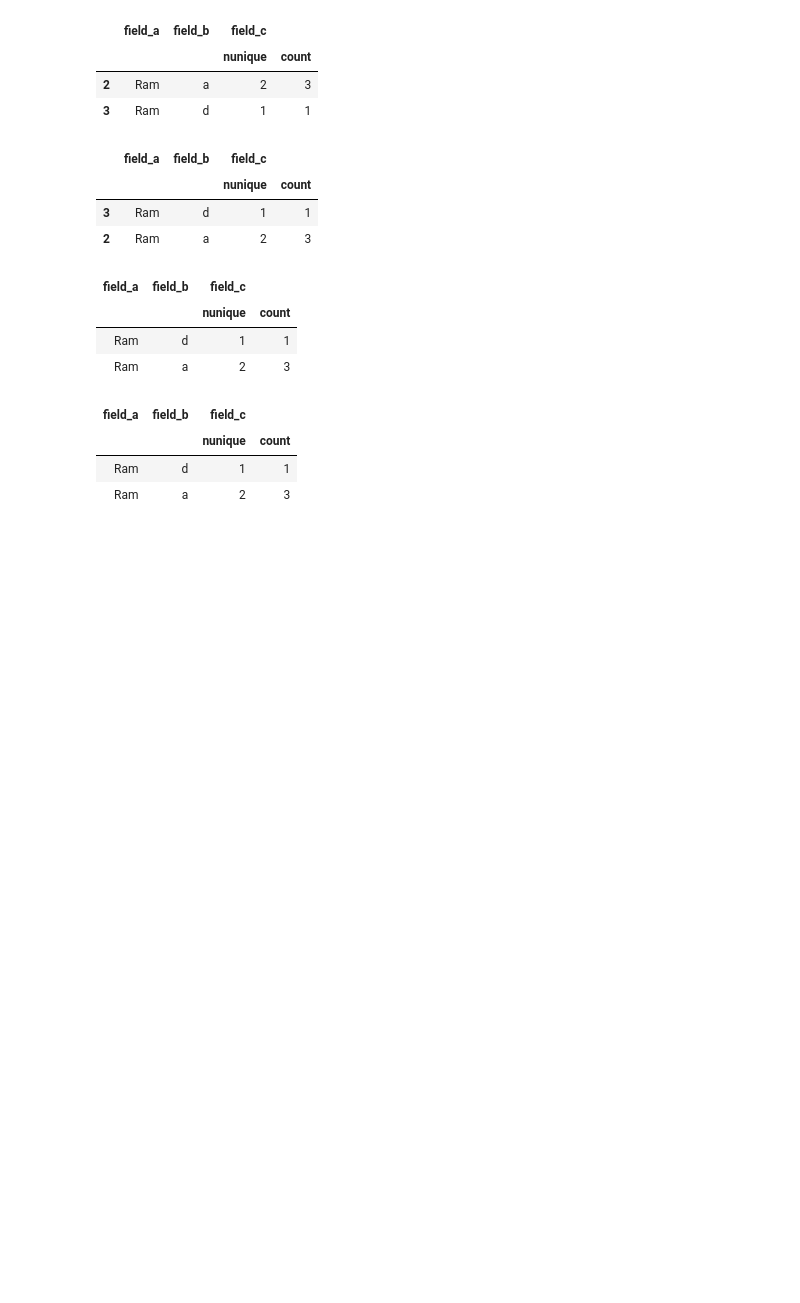
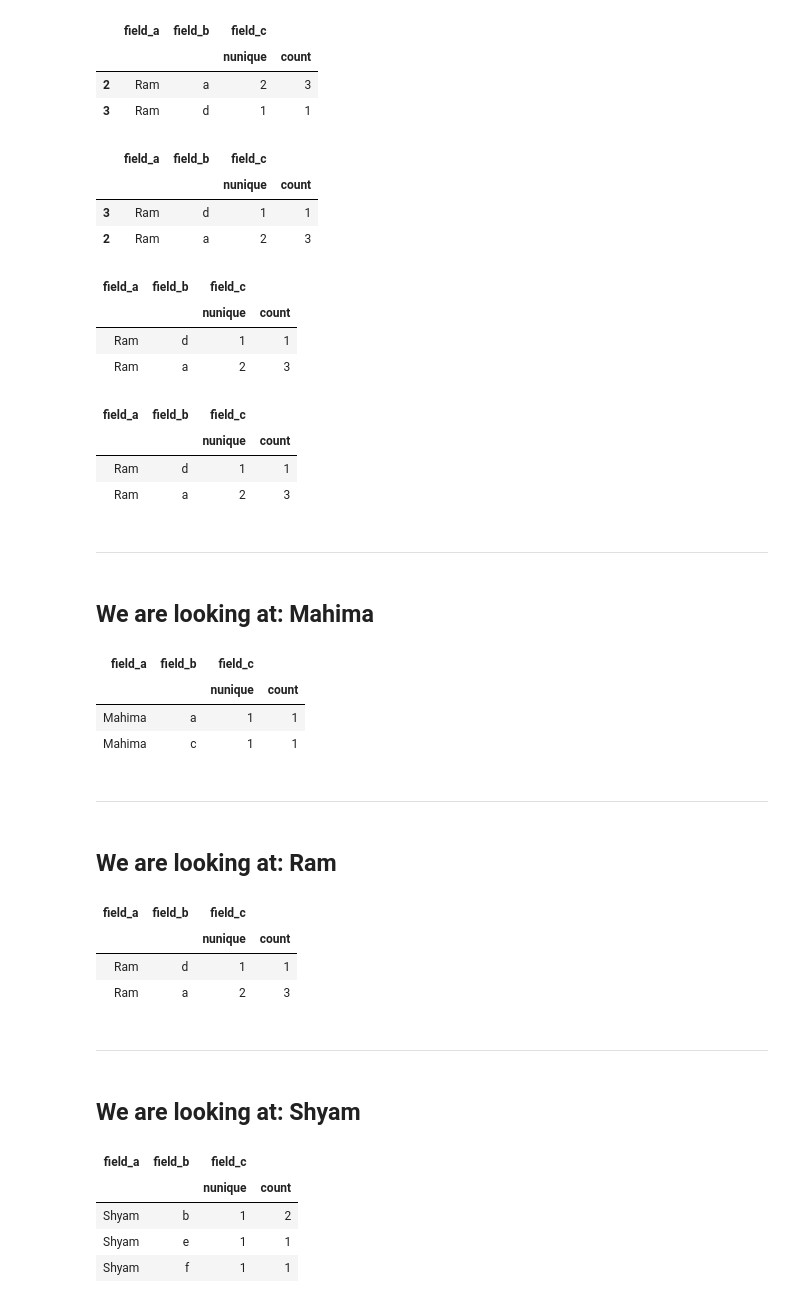
Before and after one commit to zwotzie/googlecolaboratory, a Jupyter notebook: pandas_multi.ipynb, the cells around one changed output. Saved outputs shown, nothing was run; the diff lists cells and outputs as text; code cells hidden in the pictures; blank space fills up the shorter version.

```diff
--- a/pandas_multi.ipynb
+++ b/pandas_multi.ipynb
@@ -89,3 +89,28 @@ ds[(ds.field_a == domain) & (ds['field_c', 'nunique'] > 0)].sort_values(by=('fie
 |  |  | nunique | count |
 | Ram | d | 1 | 1 |
 | Ram | a | 2 | 3 |
+# %%
+for domain in sorted(df.field_a.unique()):
+  display_markdown('***', raw=True)
+  display_markdown(f'## We are looking at: {domain}', raw=True)
+  display(ds[(ds.field_a == domain) & (ds['field_c', 'nunique'] > 0)].sort_values(by=('field_c', 'nunique'), ascending = (True)).style.hide_index())
+# %% [output]
+***
+## We are looking at: Mahima
+| field_a | field_b | field_c |  |
+|  |  | nunique | count |
+| Mahima | a | 1 | 1 |
+| Mahima | c | 1 | 1 |
+***
+## We are looking at: Ram
+| field_a | field_b | field_c |  |
+|  |  | nunique | count |
+| Ram | d | 1 | 1 |
+| Ram | a | 2 | 3 |
+***
+## We are looking at: Shyam
+| field_a | field_b | field_c |  |
+|  |  | nunique | count |
+| Shyam | b | 1 | 2 |
+| Shyam | e | 1 | 1 |
+| Shyam | f | 1 | 1 |
```
